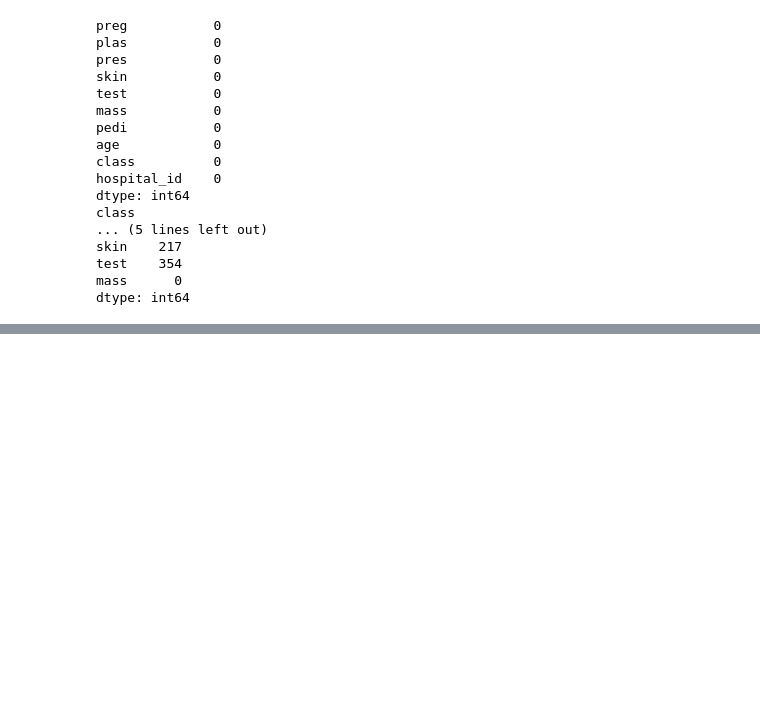
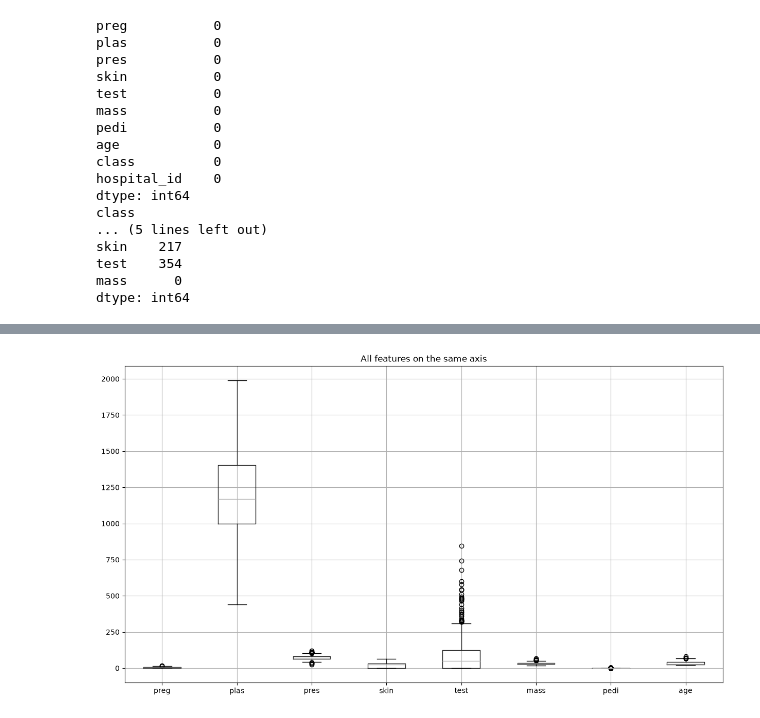
Before and after one commit to Mutohi-R/ml-lab, a Jupyter notebook: lab-assessment.ipynb, the cells around one changed output, grey strips where cells are left out. Cells and saved outputs as stored; diff of their text form; code cells hidden in the pictures; blank space fills up the shorter version.

```diff
--- a/lab-assessment.ipynb
+++ b/lab-assessment.ipynb
@@ -312,0 +315,6 @@ Name: plas, dtype: float64
+# %%
+df[feature_cols].boxplot(figsize=(15, 8))
+plt.title("All features on the same axis")
+plt.show()
+# %% [output]
+[figure, added]
```
Also changed, not shown: parts of 3 cells of this notebook.
